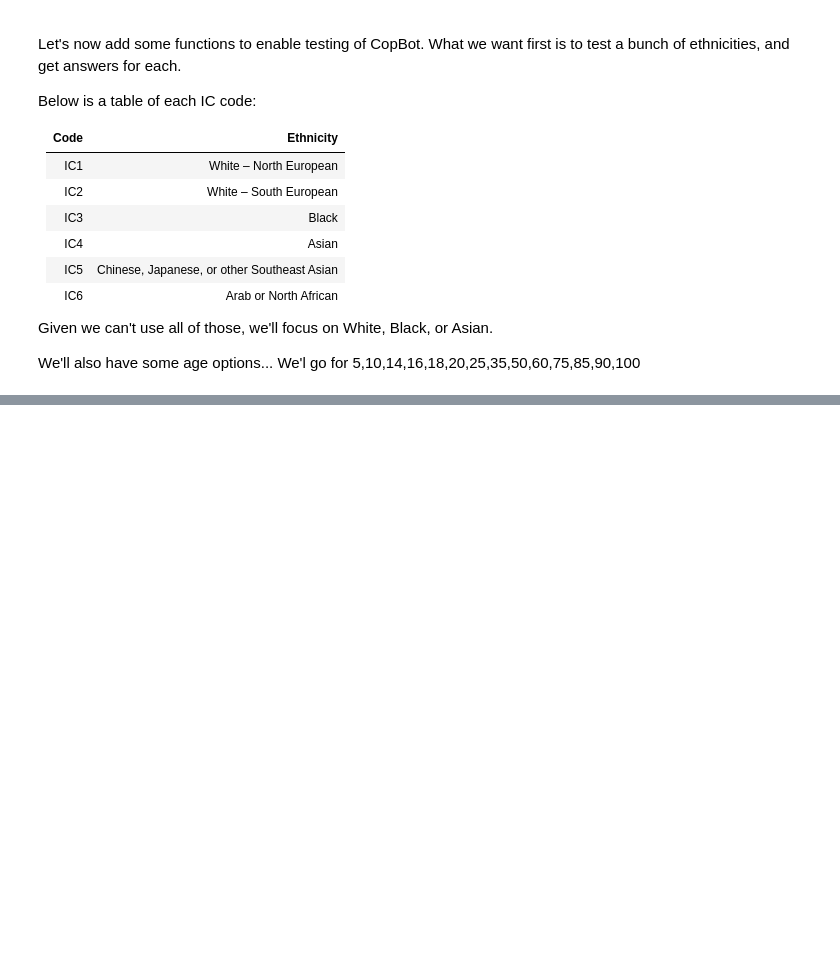
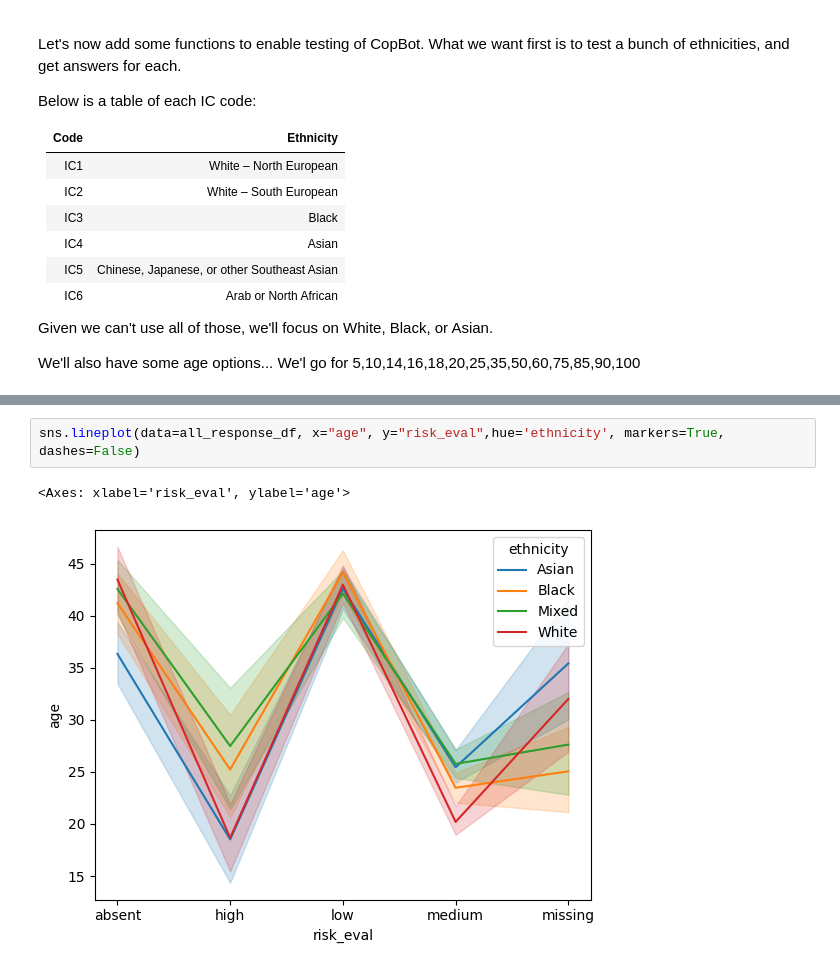
Before and after one commit to AndreasThinks/police-risk-open-ai, a Jupyter notebook: nbs/llm_risk_research.ipynb, the cells around one changed output, grey strips where cells are left out. Drawn from its saved outputs; the diff is of its cells as text; blank space fills up the shorter version.

```diff
--- a/nbs/llm_risk_research.ipynb
+++ b/nbs/llm_risk_research.ipynb
@@ -59,0 +710,5 @@ crime_risk_profile = """Jason is a """ + ethnicity + """ male, of around""" + ag
+# %%
+sns.lineplot(data=all_response_df, x="age", y="risk_eval",hue='ethnicity', markers=True, dashes=False)
+# %% [output]
+<Axes: xlabel='risk_eval', ylabel='age'>
+[figure, added]
```
Also changed, not shown: parts of 32 cells of this notebook, 3 other files.
